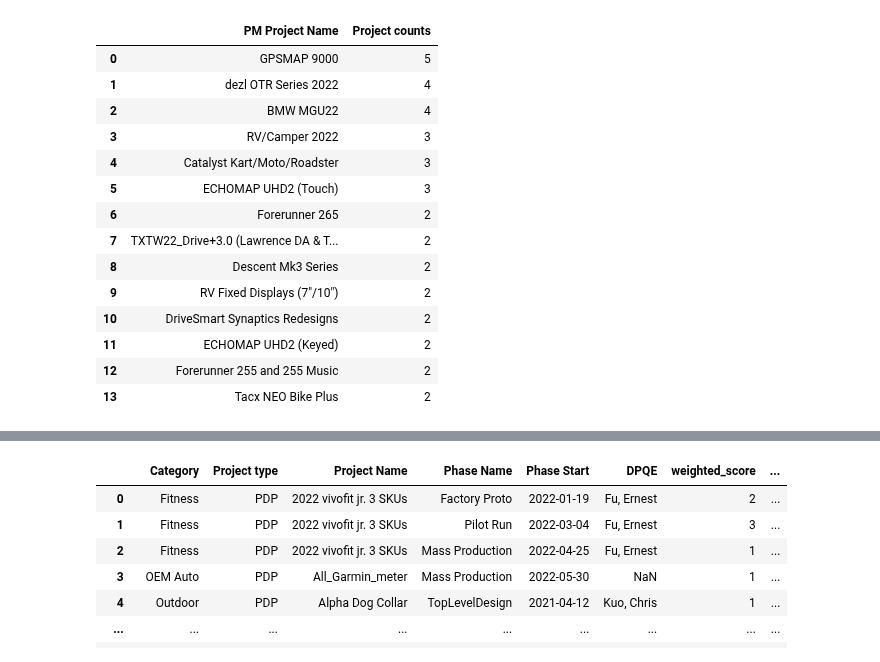
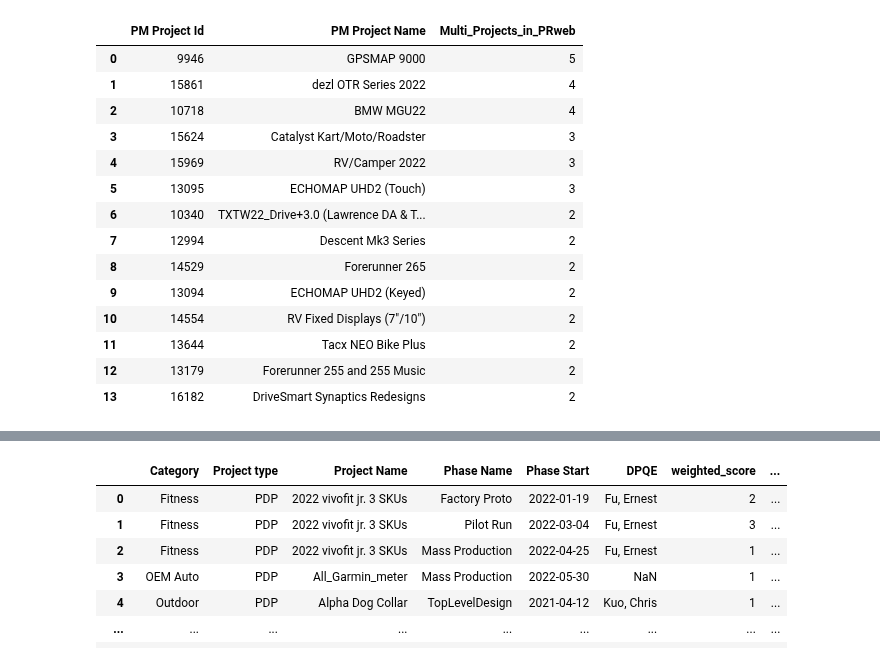
Before and after one commit to CPWRF/Projects, a Jupyter notebook: GMLA loading analysis/PID_PMsystem_PRweb/Loading analysis_PID_PMsystem.ipynb, the cells around one changed output, grey strips where cells are left out. Saved outputs shown, nothing was run; the diff lists cells and outputs as text; code cells hidden in the pictures.

```diff
--- a/GMLA loading analysis/PID_PMsystem_PRweb/Loading analysis_PID_PMsystem.ipynb
+++ b/GMLA loading analysis/PID_PMsystem_PRweb/Loading analysis_PID_PMsystem.ipynb
@@ -43,2 +100,2 @@ pid_cft['weighted_score'] = pid_cft['Phase Name'].apply(lambda phase : 1 if (pha
 # %%
-prweb = pd.read_excel(prweb_file, header=1)
+prweb = pd.read_excel(prweb_file, header=1, usecols=[0,1,2,3])
@@ -45,20 +118,20 @@ prweb = pd.read_excel(prweb_file, header=1)
 # %%
-multi_project = prweb.groupby(['PM Project Name']).count()['Project Name'].sort_values(ascending=False).reset_index().rename(columns={'Project Name':'Project counts'})
-multi_project = multi_project[multi_project['Project counts']>1]
+multi_project = prweb.groupby(['PM Project Id','PM Project Name']).count()['Project Name'].sort_values(ascending=False).reset_index().rename(columns={'Project Name':'Multi_Projects_in_PRweb'})
+multi_project = multi_project[multi_project['Multi_Projects_in_PRweb']>1]
 multi_project
 # %% [output]
-|  | PM Project Name | Project counts |
-| 0 | GPSMAP 9000 | 5 |
-| 1 | dezl OTR Series 2022 | 4 |
-| 2 | BMW MGU22 | 4 |
-| 3 | RV/Camper 2022 | 3 |
-| 4 | Catalyst Kart/Moto/Roadster | 3 |
-| 5 | ECHOMAP UHD2 (Touch) | 3 |
-| 6 | Forerunner 265 | 2 |
-| 7 | TXTW22_Drive+3.0 (Lawrence DA & T... | 2 |
-| 8 | Descent Mk3 Series | 2 |
-| 9 | RV Fixed Displays (7"/10") | 2 |
-| 10 | DriveSmart Synaptics Redesigns | 2 |
-| 11 | ECHOMAP UHD2 (Keyed) | 2 |
-| 12 | Forerunner 255 and 255 Music | 2 |
-| 13 | Tacx NEO Bike Plus | 2 |
+|  | PM Project Id | PM Project Name | Multi_Projects_in_PRweb |
+| 0 | 9946 | GPSMAP 9000 | 5 |
+| 1 | 15861 | dezl OTR Series 2022 | 4 |
+| 2 | 10718 | BMW MGU22 | 4 |
+| 3 | 15624 | Catalyst Kart/Moto/Roadster | 3 |
+| 4 | 15969 | RV/Camper 2022 | 3 |
+| 5 | 13095 | ECHOMAP UHD2 (Touch) | 3 |
+| 6 | 10340 | TXTW22_Drive+3.0 (Lawrence DA & T... | 2 |
+| 7 | 12994 | Descent Mk3 Series | 2 |
+| 8 | 14529 | Forerunner 265 | 2 |
+| 9 | 13094 | ECHOMAP UHD2 (Keyed) | 2 |
+| 10 | 14554 | RV Fixed Displays (7"/10") | 2 |
+| 11 | 13644 | Tacx NEO Bike Plus | 2 |
+| 12 | 13179 | Forerunner 255 and 255 Music | 2 |
+| 13 | 16182 | DriveSmart Synaptics Redesigns | 2 |
```
Also changed, not shown: parts of 27 cells of this notebook, 11 other files.
